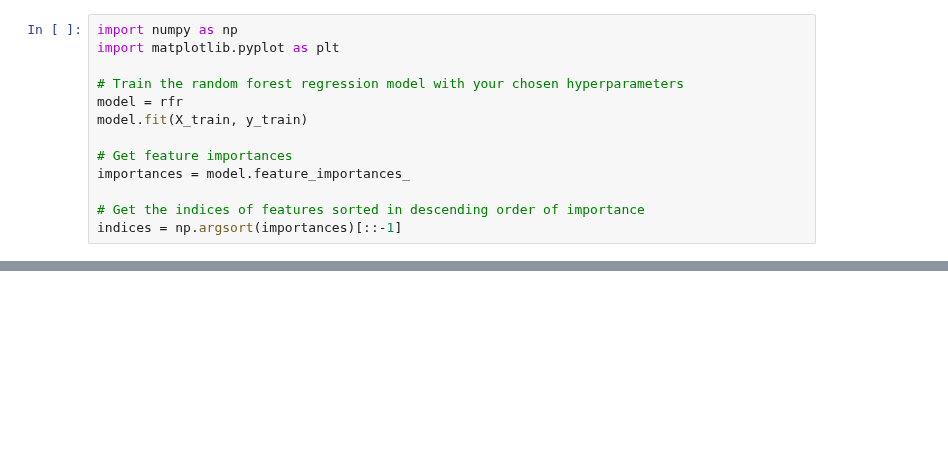
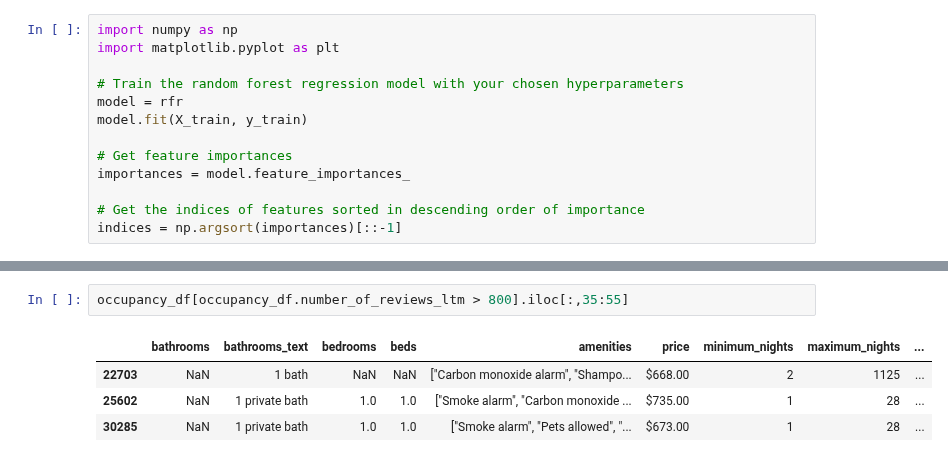
Before and after one commit to n-altawam/Sprinboard, a Jupyter notebook: Capstone 2/5. Modelling.ipynb, the cells around one changed output, grey strips where cells are left out. Cells and saved outputs as stored; diff of their text form; blank space fills up the shorter version.

```diff
--- a/Capstone 2/5. Modelling.ipynb
+++ b/Capstone 2/5. Modelling.ipynb
@@ -340,0 +358,7 @@ plt.show()
+# %%
+occupancy_df[occupancy_df.number_of_reviews_ltm > 800].iloc[:,35:55]
+# %% [output]
+|  | bathrooms | bathrooms_text | bedrooms | beds | amenities | price | minimum_nights | maximum_nights | ... |
+| 22703 | NaN | 1 bath | NaN | NaN | ["Carbon monoxide alarm", "Shampo... | $668.00 | 2 | 1125 | ... |
+| 25602 | NaN | 1 private bath | 1.0 | 1.0 | ["Smoke alarm", "Carbon monoxide ... | $735.00 | 1 | 28 | ... |
+| 30285 | NaN | 1 private bath | 1.0 | 1.0 | ["Smoke alarm", "Pets allowed", "... | $673.00 | 1 | 28 | ... |
```
Also changed, not shown: parts of 34 cells of this notebook.
